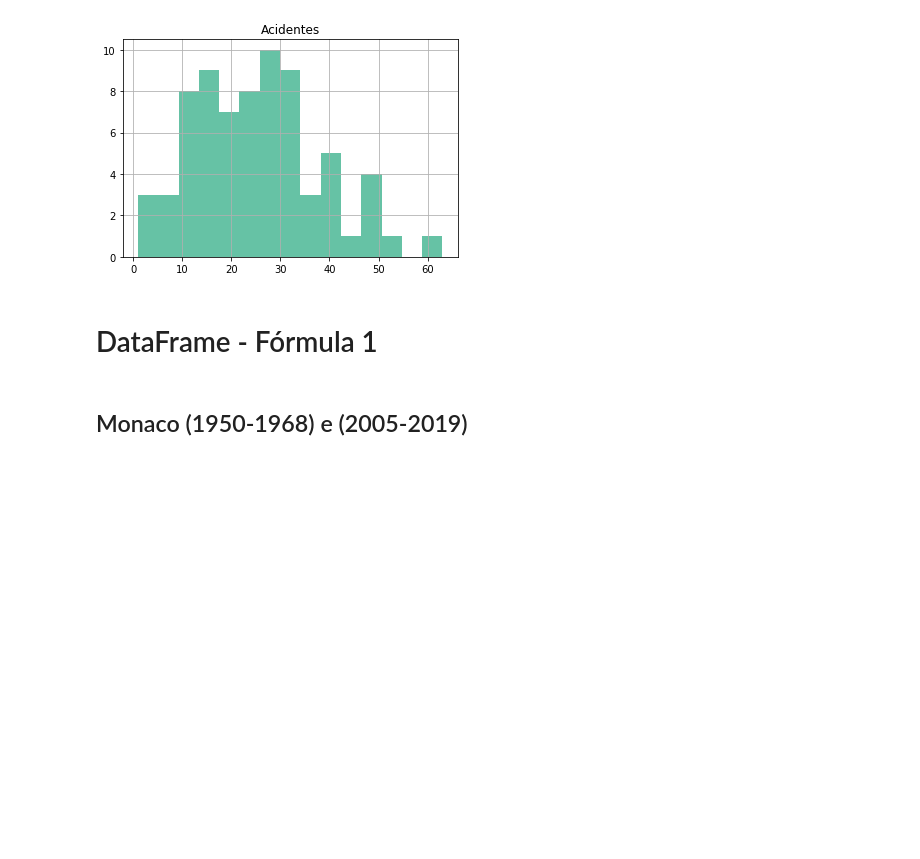
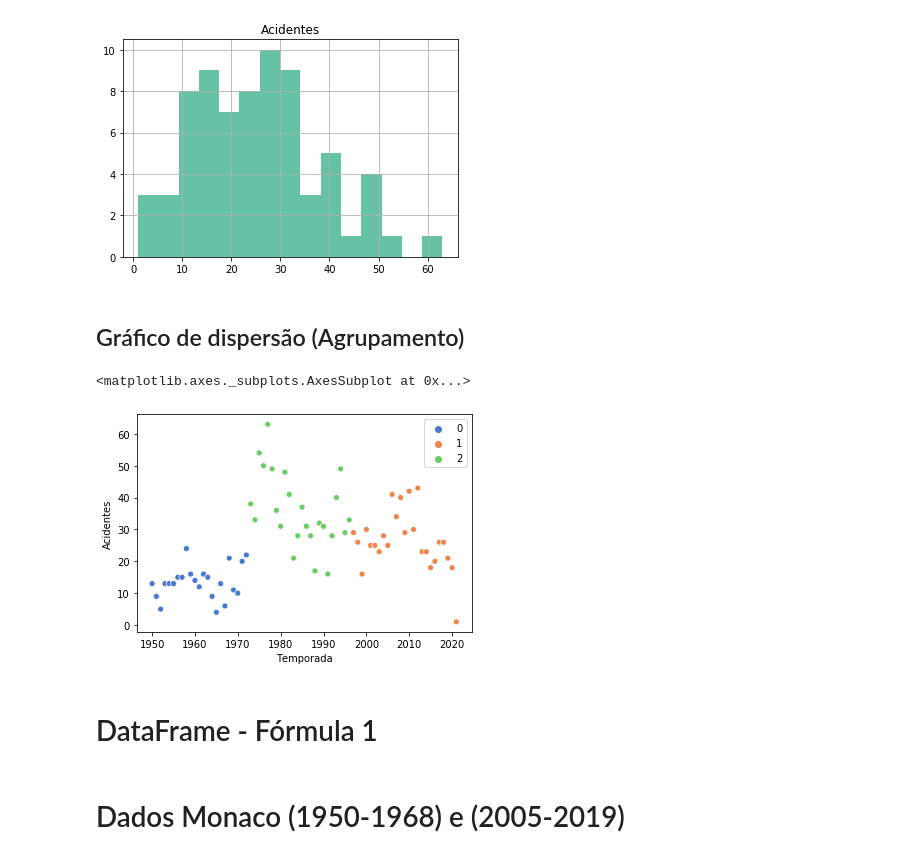
Before and after one commit to Caioviniciusb/Projeto_ICD, a Jupyter notebook: Projeto_ICD.ipynb, the cells around one changed output. Drawn from its saved outputs; the diff is of its cells as text; code cells hidden in the pictures; blank space fills up the shorter version.

```diff
--- a/Projeto_ICD.ipynb
+++ b/Projeto_ICD.ipynb
@@ -155,7 +156,8 @@ df_acidentes = df_acidentes.drop(["points", "position", "positionText", "number"
                             "fastestLap", "fastestLapTime", "fastestLapSpeed","laps", "rank", "positionOrder"], axis=1)
 # %%
 newdata = pd.merge(races, df_acidentes, on="raceId")
-newdata = newdata.drop(["url", "grid", "time", "round", "date", "resultId", "driverId","raceId", "circuitId", "constructorId","name","statusId"], axis=1)
+newdata = newdata.drop(["url", "grid", "time", "round", "date", "resultId",
+                        "driverId","raceId", "circuitId", "constructorId","name","statusId"], axis=1)
 newdata = newdata.rename(columns={"year":"Temporada"})
 
 q_acidentes = np.full((1834), 1)
@@ -219,5 +221,17 @@ newdata.hist(column="Acidentes", bins=15)
 array([[<matplotlib.axes._subplots.AxesSubplot object at 0x...>]],
       dtype=object)
 [figure]
+# %% [markdown]
+## Gráfico de dispersão (Agrupamento)
+# %%
+newdata = newdata.reset_index()
+# %%
+from sklearn.cluster import KMeans
+kmeans = KMeans(n_clusters=3)
+kmeans.fit(newdata)
+sns.scatterplot(data=newdata, x="Temporada", y="Acidentes", hue=kmeans.labels_, palette="muted")
+# %% [output]
+<matplotlib.axes._subplots.AxesSubplot at 0x...>
+[figure, added]
 # %% [markdown]
 # DataFrame - Fórmula 1
@@ -250,2 +264,2 @@ formula_1
 # %% [markdown]
-## Monaco (1950-1968) e (2005-2019)
+# Dados Monaco (1950-1968) e (2005-2019)
```
Also changed, not shown: parts of 16 cells of this notebook.
